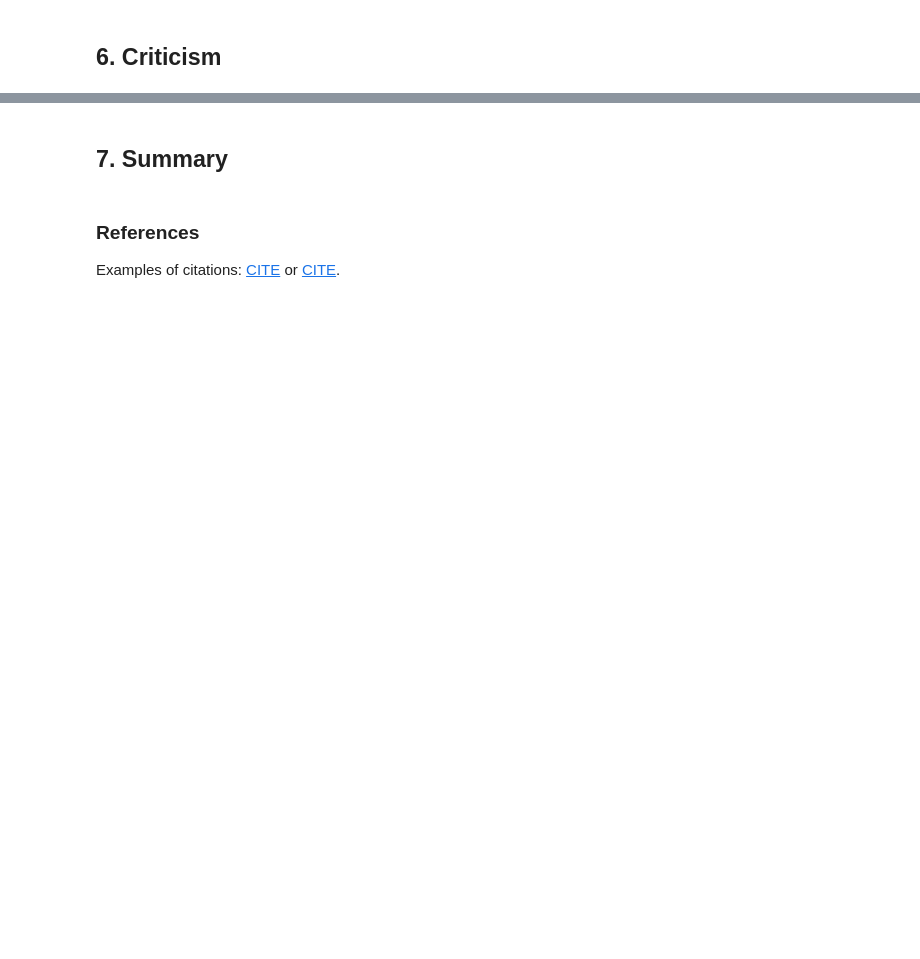
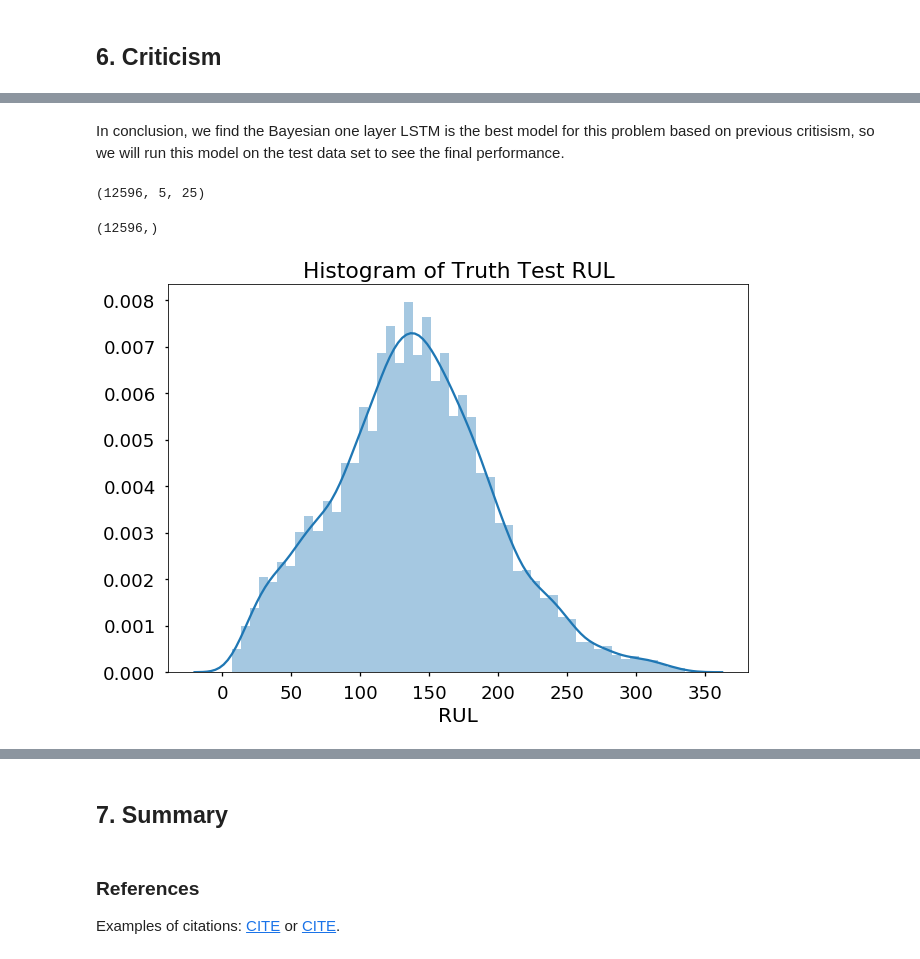
Before and after one commit to zhiruiwang/probprog-project, a Jupyter notebook: notebook/pp-ks3403-zw2389.ipynb, the cells around one changed output, grey strips where cells are left out. Saved outputs shown, nothing was run; the diff lists cells and outputs as text; code cells hidden in the pictures; blank space fills up the shorter version.

```diff
--- a/notebook/pp-ks3403-zw2389.ipynb
+++ b/notebook/pp-ks3403-zw2389.ipynb
@@ -33,0 +93,3 @@ In practice, such added compositional structure for probabilistic programming "c
+# %%
+# pick a window size of 5 cycles
+sequence_length = 5
@@ -42,0 +335,2 @@ In practice, such added compositional structure for probabilistic programming "c
+# %% [markdown]
+In conclusion, we find the Bayesian one layer LSTM is the best model for this problem based on previous critisism, so we will run this model on the test data set to see the final performance.
@@ -42,0 +341,14 @@ In practice, such added compositional structure for probabilistic programming "c
+# %%
+# generate sequences and convert to numpy array
+seq_array_test = np.concatenate(seq_gen_test).astype(np.float32)
+seq_array_test.shape
+# %% [output]
+(12596, 5, 25)
+# %%
+# generate labels
+label_gen_test = [gen_labels(test_df[test_df['id']==id], sequence_length, ['RUL'])
+             for id in test_df['id'].unique()]
+label_array_test = np.squeeze(np.concatenate(label_gen_test).astype(np.float32))
+label_array_test.shape
+# %% [output]
+(12596,)
@@ -42,0 +357,6 @@ In practice, such added compositional structure for probabilistic programming "c
+# %%
+sns.distplot(label_array_test)
+plt.title('Histogram of Truth Test RUL')
+plt.xlabel('RUL');
+# %% [output]
+[figure, added]
```
Also changed, not shown: parts of 47 cells of this notebook.
